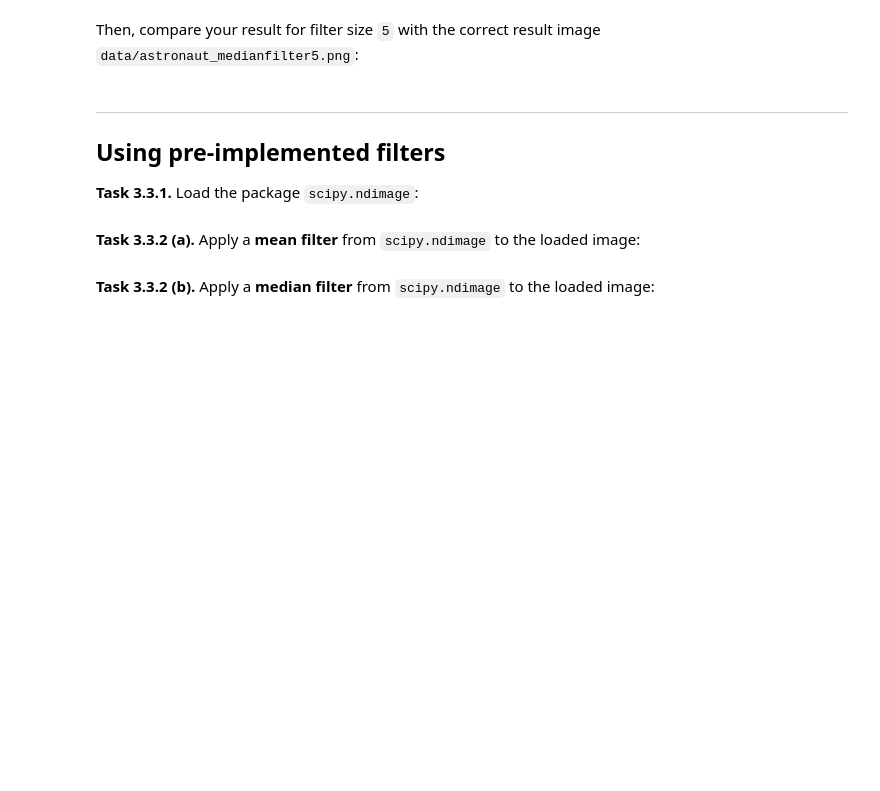
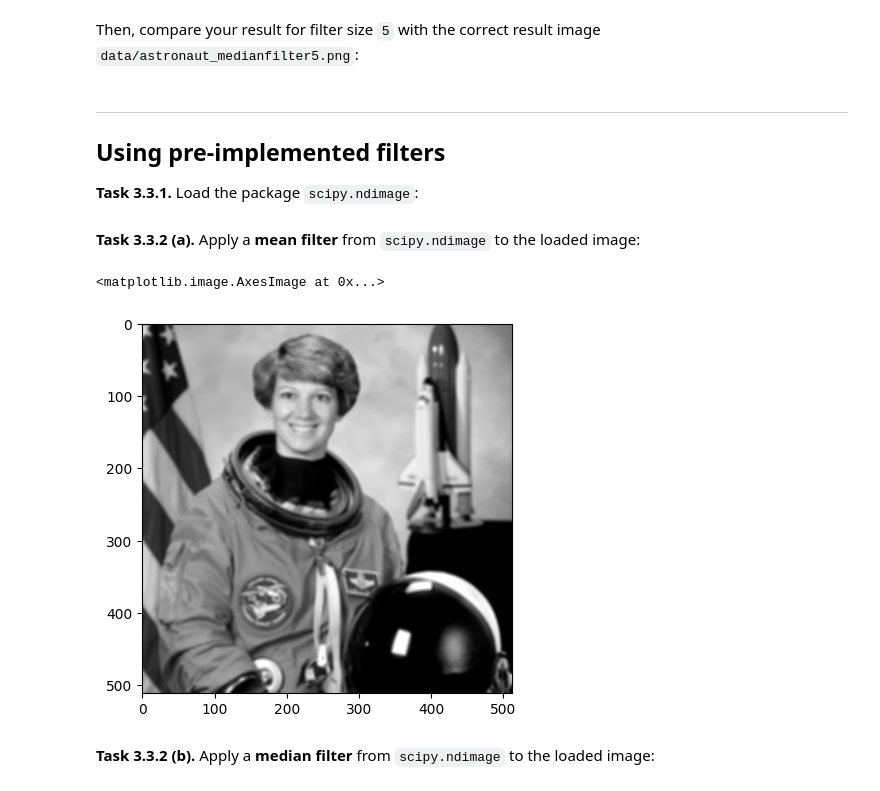
Before and after one commit to JBaureis/mobi-fs3-python, a Jupyter notebook: task3.ipynb, the cells around one changed output. Saved outputs shown, nothing was run; the diff lists cells and outputs as text; code cells hidden in the pictures; blank space fills up the shorter version.

```diff
--- a/task3.ipynb
+++ b/task3.ipynb
@@ -91,4 +93,10 @@ assert numpy.allclose(img4, img3, atol=1/255)
 # %% [markdown]
 **<a id="#">Task 3.3.2 (a).</a>** Apply a **mean filter** from `scipy.ndimage` to the loaded image:
+# %%
+imgu = scipy.ndimage.uniform_filter(img, 5)
+plt.imshow(imgu, "gray")
+# %% [output]
+<matplotlib.image.AxesImage at 0x...>
+[figure, added]
 # %% [markdown]
 **<a id="#">Task 3.3.2 (b).</a>** Apply a **median filter** from `scipy.ndimage` to the loaded image:
```
Also changed, not shown: parts of 4 cells of this notebook.
